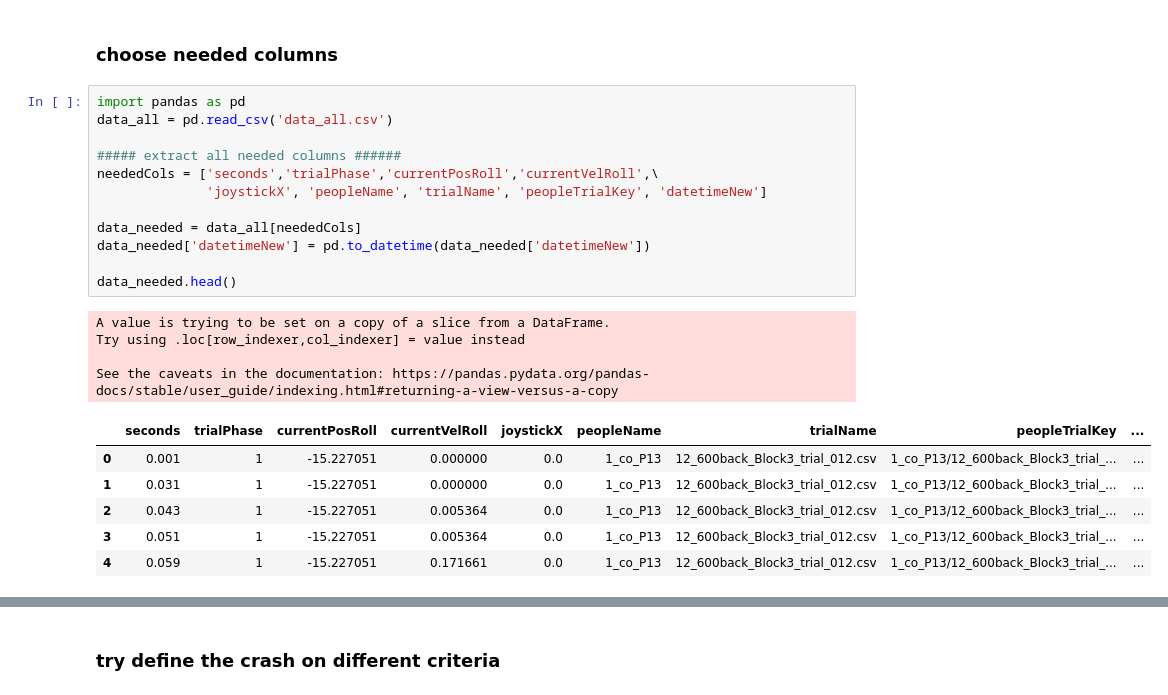
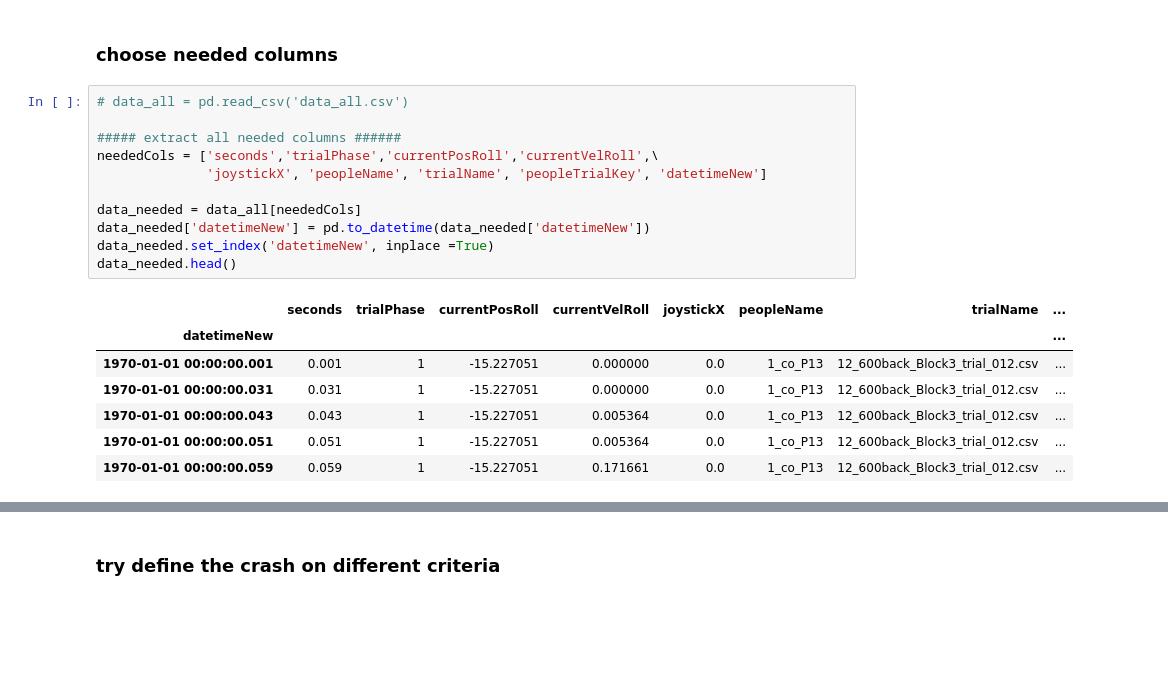
Before and after one commit to yonglin-wang/spacecraft-crash-predictor, a Jupyter notebook: Codes/data .ipynb, the cells around one changed output, grey strips where cells are left out. Cells and saved outputs as stored; diff of their text form; blank space fills up the shorter version.

```diff
--- a/Codes/data .ipynb
+++ b/Codes/data .ipynb
@@ -72,25 +80,21 @@ memory usage: 2.5+ GB
 # %% [markdown]
 ### choose needed columns
 # %%
-import pandas as pd
-data_all = pd.read_csv('data_all.csv')
+# data_all = pd.read_csv('data_all.csv')
 
 ##### extract all needed columns ######
 neededCols = ['seconds','trialPhase','currentPosRoll','currentVelRoll',\
               'joystickX', 'peopleName', 'trialName', 'peopleTrialKey', 'datetimeNew']
 
 data_needed = data_all[neededCols]
 data_needed['datetimeNew'] = pd.to_datetime(data_needed['datetimeNew'])
-
+data_needed.set_index('datetimeNew', inplace =True)
 data_needed.head()
 # %% [output]
-A value is trying to be set on a copy of a slice from a DataFrame.
-Try using .loc[row_indexer,col_indexer] = value instead
-
-See the caveats in the documentation: https://pandas.pydata.org/pandas-docs/stable/user_guide/indexing.html#returning-a-view-versus-a-copy
-|  | seconds | trialPhase | currentPosRoll | currentVelRoll | joystickX | peopleName | trialName | peopleTrialKey | ... |
-| 0 | 0.001 | 1 | -15.227051 | 0.000000 | 0.0 | 1_co_P13 | 12_600back_Block3_trial_012.csv | 1_co_P13/12_600back_Block3_trial_... | ... |
-| 1 | 0.031 | 1 | -15.227051 | 0.000000 | 0.0 | 1_co_P13 | 12_600back_Block3_trial_012.csv | 1_co_P13/12_600back_Block3_trial_... | ... |
-| 2 | 0.043 | 1 | -15.227051 | 0.005364 | 0.0 | 1_co_P13 | 12_600back_Block3_trial_012.csv | 1_co_P13/12_600back_Block3_trial_... | ... |
-| 3 | 0.051 | 1 | -15.227051 | 0.005364 | 0.0 | 1_co_P13 | 12_600back_Block3_trial_012.csv | 1_co_P13/12_600back_Block3_trial_... | ... |
-| 4 | 0.059 | 1 | -15.227051 | 0.171661 | 0.0 | 1_co_P13 | 12_600back_Block3_trial_012.csv | 1_co_P13/12_600back_Block3_trial_... | ... |
+|  | seconds | trialPhase | currentPosRoll | currentVelRoll | joystickX | peopleName | trialName | ... |
+| datetimeNew |  |  |  |  |  |  |  | ... |
+| 1970-01-01 00:00:00.001 | 0.001 | 1 | -15.227051 | 0.000000 | 0.0 | 1_co_P13 | 12_600back_Block3_trial_012.csv | ... |
+| 1970-01-01 00:00:00.031 | 0.031 | 1 | -15.227051 | 0.000000 | 0.0 | 1_co_P13 | 12_600back_Block3_trial_012.csv | ... |
+| 1970-01-01 00:00:00.043 | 0.043 | 1 | -15.227051 | 0.005364 | 0.0 | 1_co_P13 | 12_600back_Block3_trial_012.csv | ... |
+| 1970-01-01 00:00:00.051 | 0.051 | 1 | -15.227051 | 0.005364 | 0.0 | 1_co_P13 | 12_600back_Block3_trial_012.csv | ... |
+| 1970-01-01 00:00:00.059 | 0.059 | 1 | -15.227051 | 0.171661 | 0.0 | 1_co_P13 | 12_600back_Block3_trial_012.csv | ... |
```
Also changed, not shown: parts of 32 cells of this notebook.
